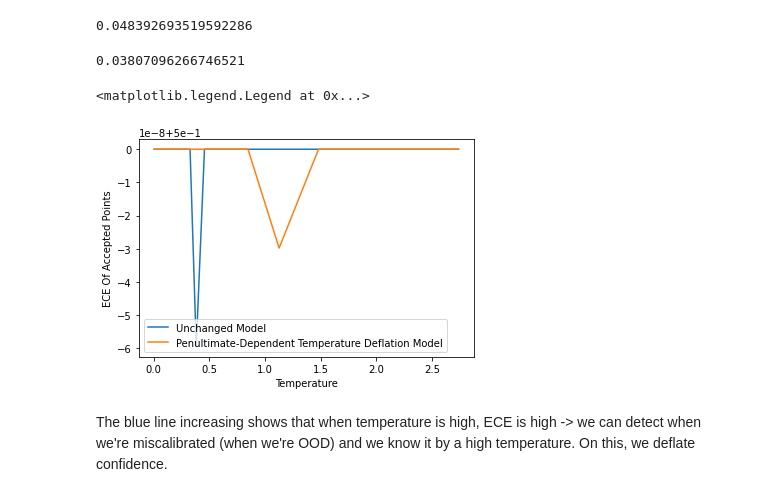
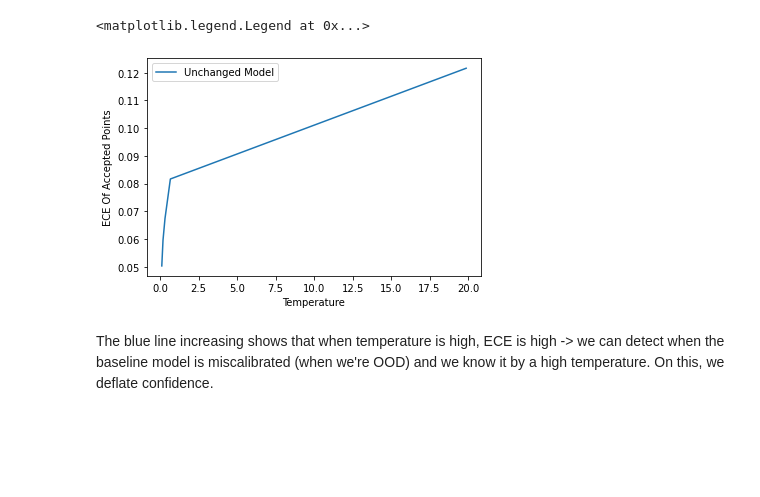
Before and after one commit to levinwil/TempVOS, a Jupyter notebook: Exploration.ipynb, the cells around one changed output. Drawn from its saved outputs; the diff is of its cells as text; code cells hidden in the pictures; blank space fills up the shorter version.

```diff
--- a/Exploration.ipynb
+++ b/Exploration.ipynb
@@ -109,4 +111,19 @@ for c in tqdm(range(len(np.unique(y_train)))):
     vos_samples_of_class = vos_samples_of_class / np.linalg.norm(vos_samples_of_class, axis =1)[:, np.newaxis]
     magnitudes = np.random.uniform(class_lower_percentile[c], class_upper_percentile[c], size = len(vos_samples_of_class))
     vos_samples_of_class = class_means[c] + vos_samples_of_class * magnitudes[:, np.newaxis]
-    vos_samples.extend(vos_samples_of_class)
+    non_data_uncertainty_vos_samples_of_class = []
+    distances = []
+    for sample in vos_samples_of_class:
+        is_distant = True
+        distance = np.inf
+        for j in range(len(np.unique(y_train))):
+            if j != c:
+                distance_from_other_class_center = np.sqrt(np.sum((sample - class_means[j]) ** 2)) / class_lower_percentile[j]
+                if distance_from_other_class_center < distance:
+                    distance = distance_from_other_class_center
+        distances.append(distance)
+        if distance > 6:
+            non_data_uncertainty_vos_samples_of_class.append(sample)
+    plt.hist(distances)
+    plt.show()
+    vos_samples.extend(non_data_uncertainty_vos_samples_of_class)
@@ -134,9 +154,9 @@ ood_network = keras.models.Model(inputs = enc, outputs = ood_cls_out)
 for layer in network.layers:
     layer.trainable = False
 ood_network.compile(loss='categorical_crossentropy',
-          optimizer=keras.optimizers.Adam(learning_rate=3e-2))
+          optimizer=keras.optimizers.Adam(learning_rate=3e-3))
 ood_network.fit(ood_X_train, ood_y_train,
-    epochs = 15,
+    epochs = 30,
     verbose = 1,
     validation_split = .1)
 # %% [output]
@@ -312,11 +332,11 @@ ood_scores_test = temperature_model.predict(encoding_X_test)[:, 0]
 model_predictions = network.predict(X_test)
 ood_model_predictions = ood_network.predict(encoding_X_test)
 # %%
-num_intervals = 20
+num_intervals = 5
 # %%
 #z_scores = p_label_error / (variance_confidences + 1e-12)
 from sklearn.metrics import average_precision_score
-order = np.argsort(ood_scores_test)
+order = np.argsort(ood_scores_test)[::-1]
 ps = []
 accs = []
 base_eces = []
@@ -329,14 +349,14 @@ ood_model_acc = []
 for i in range(0, len(y_test), int(len(y_test) / num_intervals)):
     class_eces = []
     for j in range(len(np.unique(y_train))):
-        class_eces.append(np.mean(model_predictions[order[i:i + int(len(y_test) / num_intervals)], j]))#get_ece(np.array(model_predictions)[order[:i + int(len(y_test) / num_intervals)], j], y_test[order[:i + int(len(y_test) / num_intervals)]] == j))
+        class_eces.append(get_ece(np.array(model_predictions)[order[:i + int(len(y_test) / num_intervals)], j], y_test[order[:i + int(len(y_test) / num_intervals)]] == j))
     base_eces.append(np.mean(class_eces))
     base_confidences.append(np.mean(np.max(model_predictions[order[i:i + int(len(y_test) / num_intervals)]], axis = 1)))
     model_acc.append(np.mean(np.argmax(model_predictions[order[i:i + int(len(y_test) / num_intervals)]], axis = 1) == y_test[order[i:i + int(len(y_test) / num_intervals)]]))
 
     class_eces = []
     for j in range(len(np.unique(y_train))):
-        class_eces.append(np.mean(np.array(ood_model_predictions)[order[:i + int(len(y_test) / num_intervals)], j]))#get_ece(np.array(ood_model_predictions)[order[:i + int(len(y_test) / num_intervals)], j], y_test[order[:i + int(len(y_test) / num_intervals)]] == j))
+        class_eces.append(get_ece(np.array(ood_model_predictions)[order[:i + int(len(y_test) / num_intervals)], j], y_test[order[:i + int(len(y_test) / num_intervals)]] == j))
     ood_model_eces.append(np.median(class_eces))
     ood_model_confidences.append(np.mean(np.max(ood_model_predictions[order[i:i + int(len(y_test) / num_intervals)]], axis = 1)))
     ood_model_acc.append(np.mean(np.argmax(ood_model_predictions[order[i:i + int(len(y_test) / num_intervals)]], axis = 1) == y_test[order[i:i + int(len(y_test) / num_intervals)]]))
@@ -389,22 +363,14 @@ ood_model_acc
-# %%
-np.mean(np.abs(np.array(ood_model_acc) - np.array(ood_model_confidences)))
-# %% [output]
-0.048392693519592286
-# %%
-np.mean(np.abs(np.array(model_acc) - np.array(base_confidences)))
-# %% [output]
-0.03807096266746521
 # %%
 import matplotlib.pyplot as plt
 plt.plot(ood_scores_test[order[np.arange(0, len(y_test), int(len(y_test) / num_intervals))]], base_eces, label = "Unchanged Model")
 #plt.plot(np.arange(0, len(y_test), int(len(y_test) / num_intervals)) / len(y_test), base_eces, label = "Unchanged Model")
-plt.plot(ood_scores_test[order[np.arange(0, len(y_test), int(len(y_test) / num_intervals))]], ood_model_eces, label = "Penultimate-Dependent Temperature Deflation Model")
+#plt.plot(ood_scores_test[order[np.arange(0, len(y_test), int(len(y_test) / num_intervals))]], ood_model_eces, label = "Penultimate-Dependent Temperature Deflation Model")
 #plt.plot(np.arange(0, len(y_test), int(len(y_test) / num_intervals)) / len(y_test), ood_model_eces, label = "Penultimate-Dependent Temperature Deflation Model")
 plt.xlabel("Temperature")
 plt.ylabel("ECE Of Accepted Points")
 plt.legend()
 # %% [output]
 <matplotlib.legend.Legend at 0x...>
-[figure, old version]
+[figure, new version]
 # %% [markdown]
-The blue line increasing shows that when temperature is high, ECE is high -> we can detect when we're miscalibrated (when we're OOD) and we know it by a high temperature. On this, we deflate confidence.
+The blue line increasing shows that when temperature is high, ECE is high -> we can detect when the baseline model is miscalibrated (when we're OOD) and we know it by a high temperature. On this, we deflate confidence.
```
Also changed, not shown: parts of 40 cells of this notebook.
